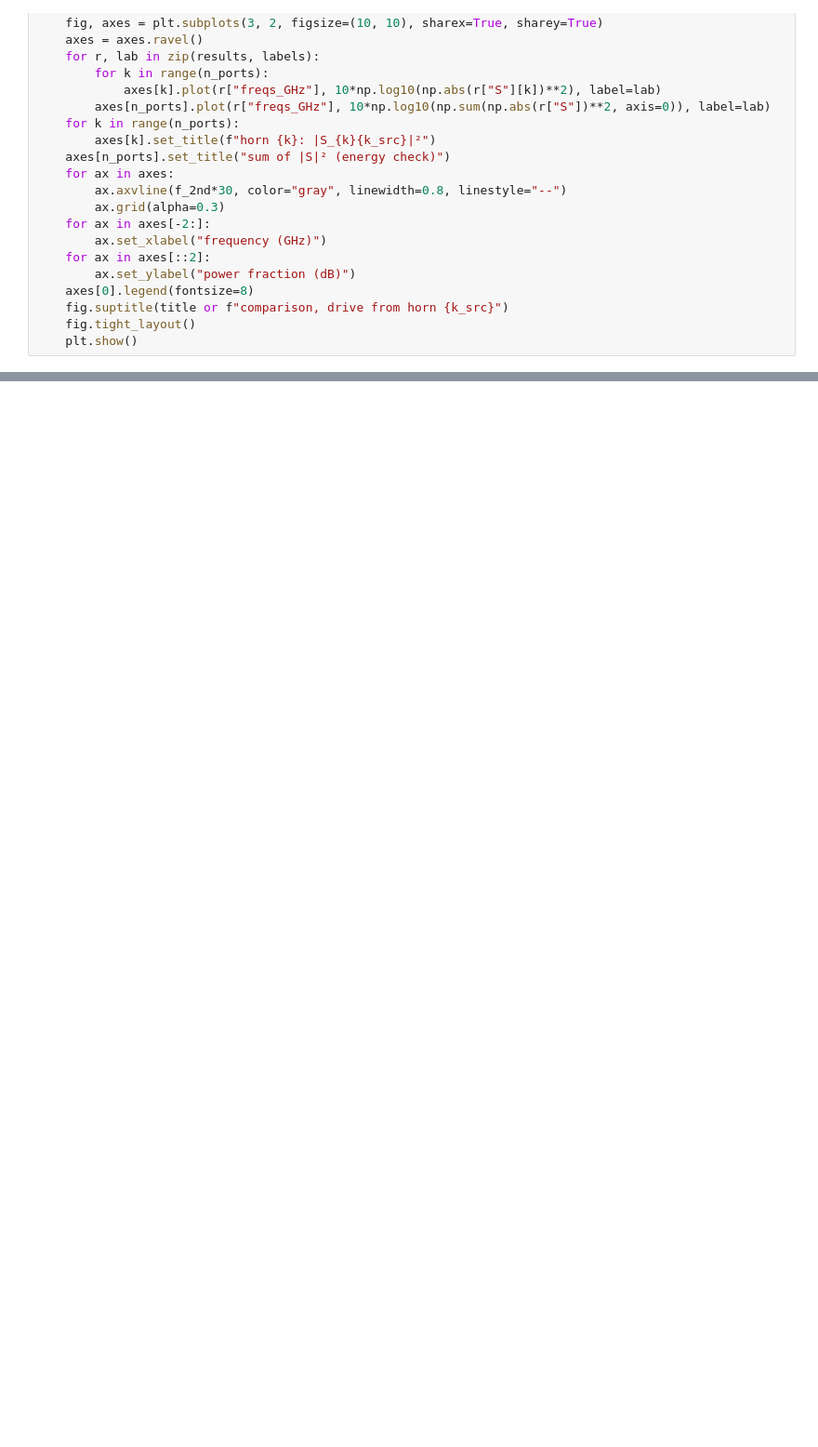
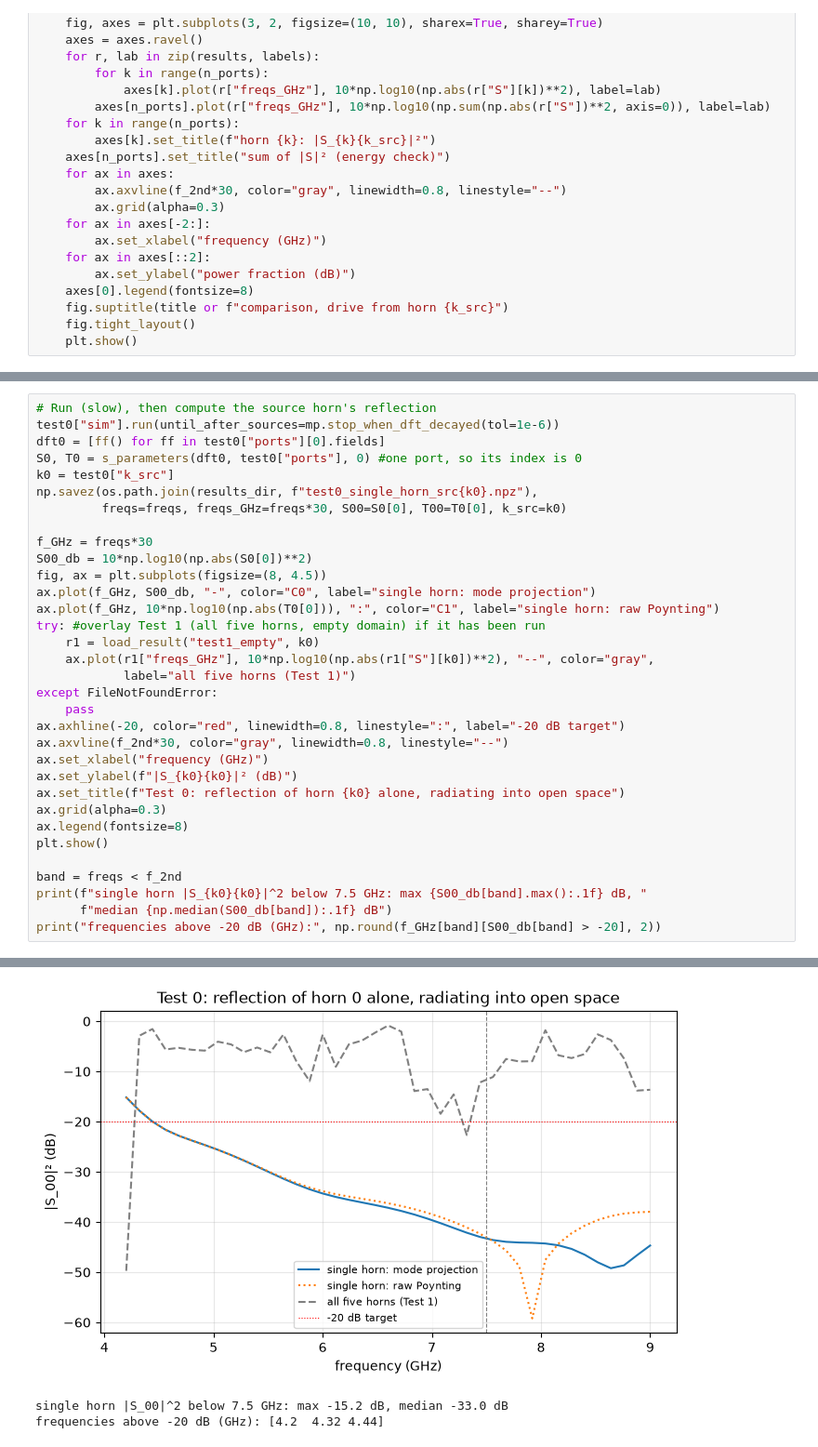
Before and after one commit to AdaelScatena/PlasMEEP, a Jupyter notebook: scripts/forward_test_1_4.ipynb, the cells around one changed output, grey strips where cells are left out. Shown at 93% size. Cells and saved outputs as stored; diff of their text form; blank space fills up the shorter version.

```diff
--- a/scripts/forward_test_1_4.ipynb
+++ b/scripts/forward_test_1_4.ipynb
@@ -506,0 +545,34 @@ test1_empty, drive horn 0, 4.20-7.44 GHz:
+# %%
+# Run (slow), then compute the source horn's reflection
+test0["sim"].run(until_after_sources=mp.stop_when_dft_decayed(tol=1e-6))
+dft0 = [ff() for ff in test0["ports"][0].fields]
+S0, T0 = s_parameters(dft0, test0["ports"], 0) #one port, so its index is 0
+k0 = test0["k_src"]
+np.savez(os.path.join(results_dir, f"test0_single_horn_src{k0}.npz"),
+         freqs=freqs, freqs_GHz=freqs*30, S00=S0[0], T00=T0[0], k_src=k0)
+
+f_GHz = freqs*30
+S00_db = 10*np.log10(np.abs(S0[0])**2)
+fig, ax = plt.subplots(figsize=(8, 4.5))
+ax.plot(f_GHz, S00_db, "-", color="C0", label="single horn: mode projection")
+ax.plot(f_GHz, 10*np.log10(np.abs(T0[0])), ":", color="C1", label="single horn: raw Poynting")
+try: #overlay Test 1 (all five horns, empty domain) if it has been run
+    r1 = load_result("test1_empty", k0)
+    ax.plot(r1["freqs_GHz"], 10*np.log10(np.abs(r1["S"][k0])**2), "--", color="gray",
+            label="all five horns (Test 1)")
+except FileNotFoundError:
+    pass
+ax.axhline(-20, color="red", linewidth=0.8, linestyle=":", label="-20 dB target")
+ax.axvline(f_2nd*30, color="gray", linewidth=0.8, linestyle="--")
+ax.set_xlabel("frequency (GHz)")
+ax.set_ylabel(f"|S_{k0}{k0}|² (dB)")
+ax.set_title(f"Test 0: reflection of horn {k0} alone, radiating into open space")
+ax.grid(alpha=0.3)
+ax.legend(fontsize=8)
+plt.show()
+
+band = freqs < f_2nd
+print(f"single horn |S_{k0}{k0}|^2 below 7.5 GHz: max {S00_db[band].max():.1f} dB, "
+      f"median {np.median(S00_db[band]):.1f} dB")
+print("frequencies above -20 dB (GHz):", np.round(f_GHz[band][S00_db[band] > -20], 2))
+# %% [output]
@@ -506,0 +585,3 @@ test1_empty, drive horn 0, 4.20-7.44 GHz:
+[figure, added]
+single horn |S_00|^2 below 7.5 GHz: max -15.2 dB, median -33.0 dB
+frequencies above -20 dB (GHz): [4.2  4.32 4.44]
```
Also changed, not shown: parts of 18 cells of this notebook, 10 other files.
